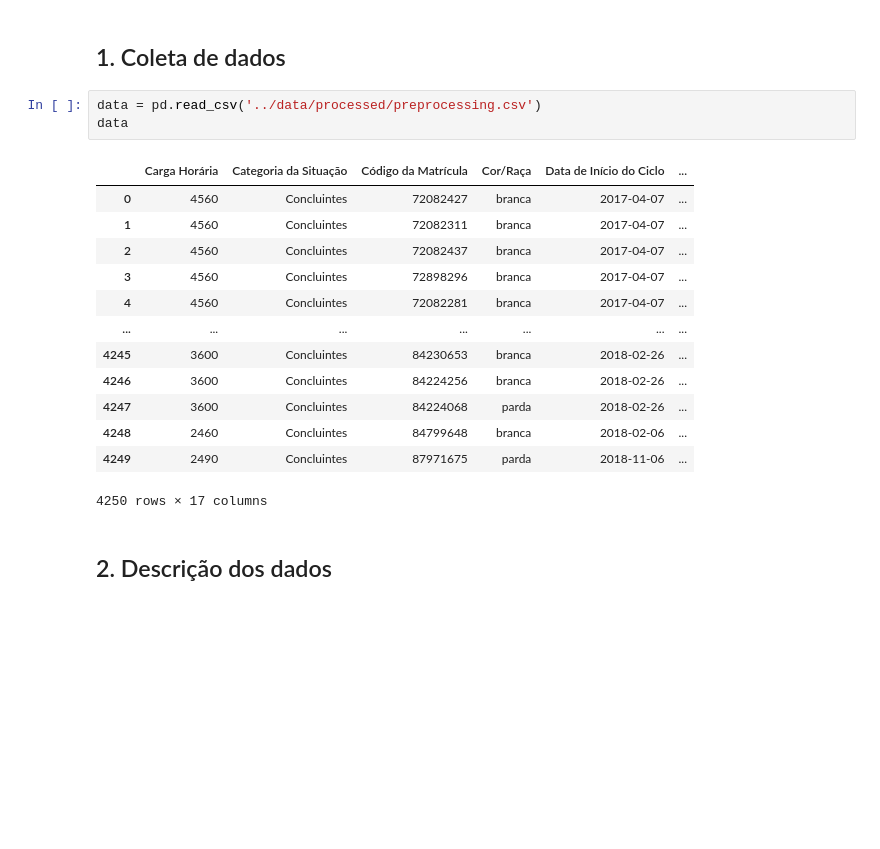
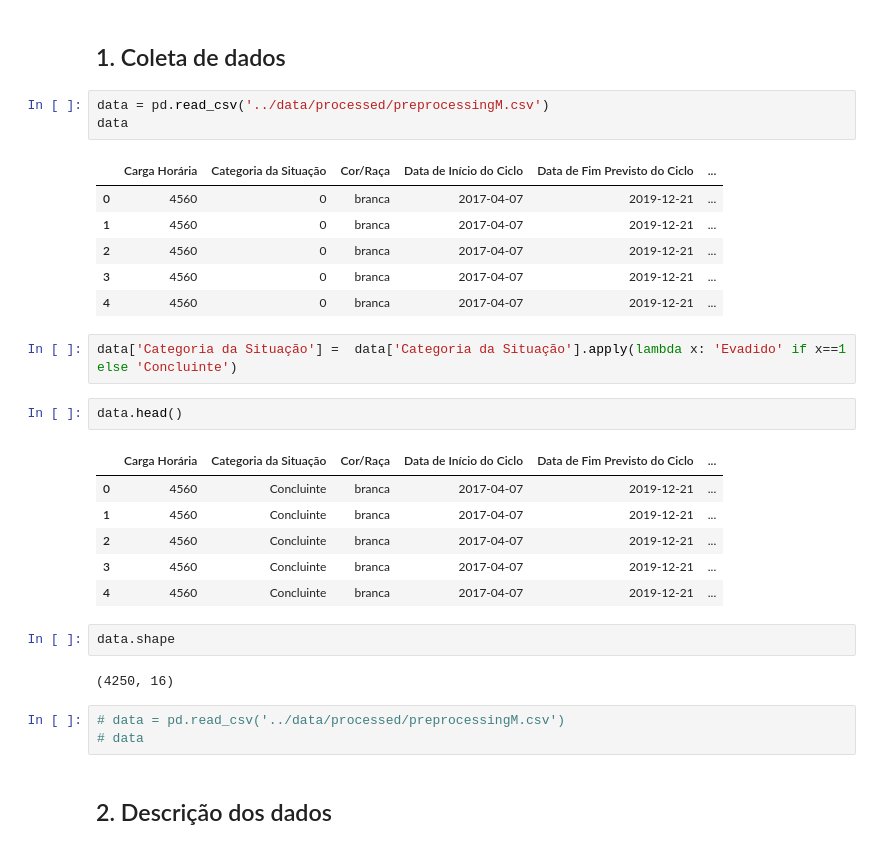
Before and after one commit to Geraldomendes/SchoolDropoutPrediction, a Jupyter notebook: notebooks/02-exploratory_data_analysis_M.ipynb, the cells around one changed output. Drawn from its saved outputs; the diff is of its cells as text; blank space fills up the shorter version.

```diff
--- a/notebooks/02-exploratory_data_analysis_M.ipynb
+++ b/notebooks/02-exploratory_data_analysis_M.ipynb
@@ -13,22 +13,33 @@ warnings.filterwarnings("ignore")
 # %% [markdown]
 ## 1. Coleta de dados
 # %%
-data = pd.read_csv('../data/processed/preprocessing.csv')
+data = pd.read_csv('../data/processed/preprocessingM.csv')
 data
 # %% [output]
-|  | Carga Horária | Categoria da Situação | Código da Matrícula | Cor/Raça | Data de Início do Ciclo | ... |
-| 0 | 4560 | Concluintes | 72082427 | branca | 2017-04-07 | ... |
-| 1 | 4560 | Concluintes | 72082311 | branca | 2017-04-07 | ... |
-| 2 | 4560 | Concluintes | 72082437 | branca | 2017-04-07 | ... |
-| 3 | 4560 | Concluintes | 72898296 | branca | 2017-04-07 | ... |
-| 4 | 4560 | Concluintes | 72082281 | branca | 2017-04-07 | ... |
-| ... | ... | ... | ... | ... | ... | ... |
-| 4245 | 3600 | Concluintes | 84230653 | branca | 2018-02-26 | ... |
-| 4246 | 3600 | Concluintes | 84224256 | branca | 2018-02-26 | ... |
-| 4247 | 3600 | Concluintes | 84224068 | parda | 2018-02-26 | ... |
-| 4248 | 2460 | Concluintes | 84799648 | branca | 2018-02-06 | ... |
-| 4249 | 2490 | Concluintes | 87971675 | parda | 2018-11-06 | ... |
+|  | Carga Horária | Categoria da Situação | Cor/Raça | Data de Início do Ciclo | Data de Fim Previsto do Ciclo | ... |
+| 0 | 4560 | 0 | branca | 2017-04-07 | 2019-12-21 | ... |
+| 1 | 4560 | 0 | branca | 2017-04-07 | 2019-12-21 | ... |
+| 2 | 4560 | 0 | branca | 2017-04-07 | 2019-12-21 | ... |
+| 3 | 4560 | 0 | branca | 2017-04-07 | 2019-12-21 | ... |
+| 4 | 4560 | 0 | branca | 2017-04-07 | 2019-12-21 | ... |
-4250 rows × 17 columns
+# %%
+data['Categoria da Situação'] =  data['Categoria da Situação'].apply(lambda x: 'Evadido' if x==1 else 'Concluinte')
+# %%
+data.head()
+# %% [output]
+|  | Carga Horária | Categoria da Situação | Cor/Raça | Data de Início do Ciclo | Data de Fim Previsto do Ciclo | ... |
+| 0 | 4560 | Concluinte | branca | 2017-04-07 | 2019-12-21 | ... |
+| 1 | 4560 | Concluinte | branca | 2017-04-07 | 2019-12-21 | ... |
+| 2 | 4560 | Concluinte | branca | 2017-04-07 | 2019-12-21 | ... |
+| 3 | 4560 | Concluinte | branca | 2017-04-07 | 2019-12-21 | ... |
+| 4 | 4560 | Concluinte | branca | 2017-04-07 | 2019-12-21 | ... |
+# %%
+data.shape
+# %% [output]
+(4250, 16)
+# %%
+# data = pd.read_csv('../data/processed/preprocessingM.csv')
+# data
 # %% [markdown]
 ## 2. Descrição dos dados
 # %% [markdown]
```
Also changed, not shown: parts of 54 cells of this notebook, 3 other files.
